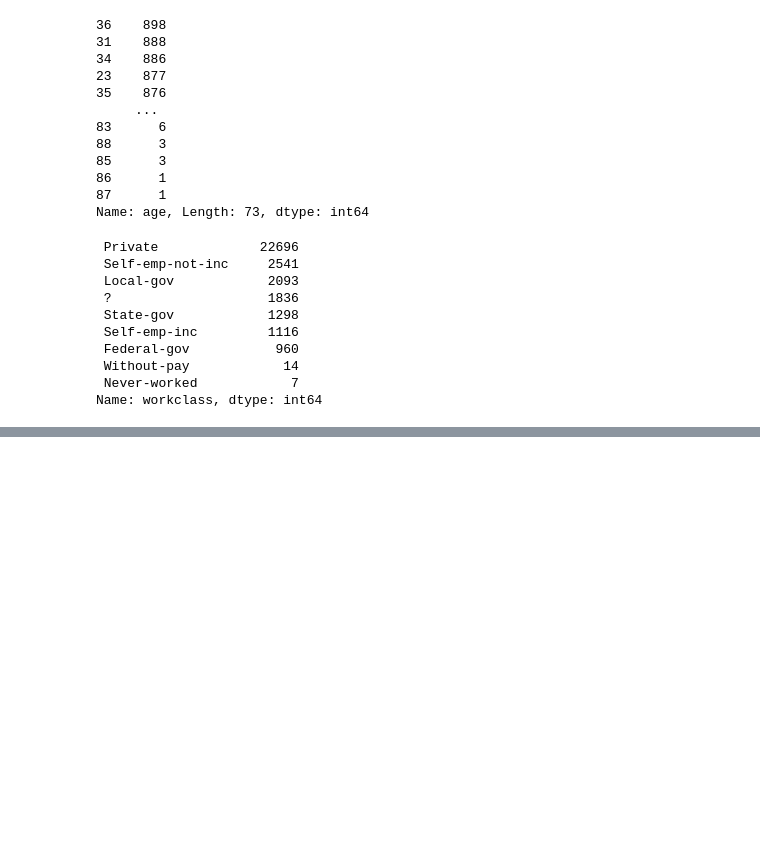
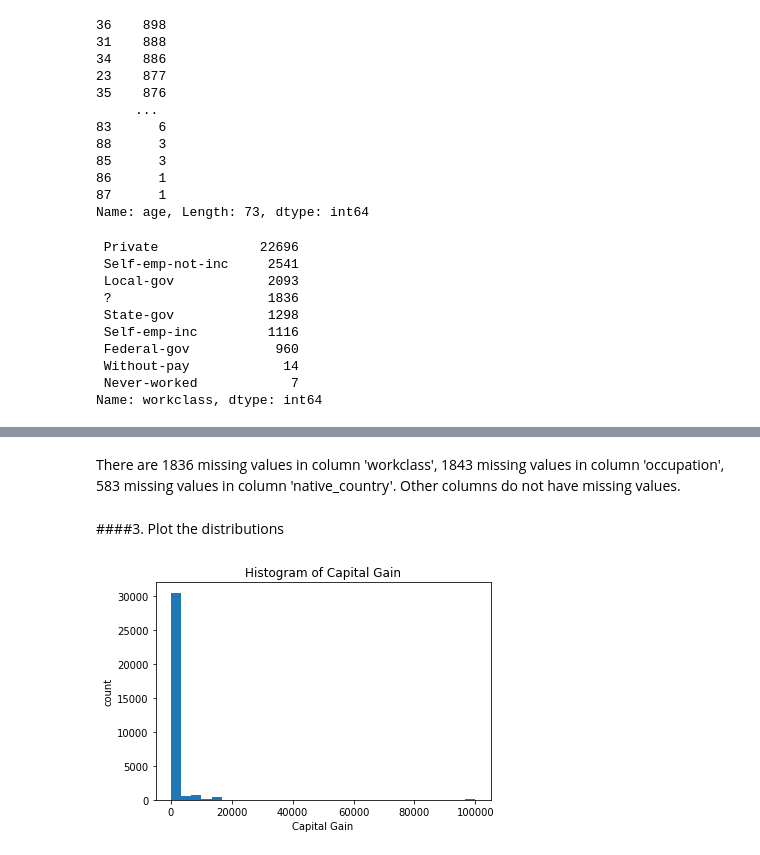
Before and after one commit to Runshi-Yang/JSC270-Assignment2, a Jupyter notebook: JSC270_Assignment2.ipynb, the cells around one changed output, grey strips where cells are left out. Cells and saved outputs as stored; diff of their text form; code cells hidden in the pictures; blank space fills up the shorter version.

```diff
--- a/JSC270_Assignment2.ipynb
+++ b/JSC270_Assignment2.ipynb
@@ -85,0 +246,2 @@ Name: workclass, dtype: int64
+# %%
+income94 = income94.replace(' ?', np.NaN)
@@ -85,0 +269,12 @@ Name: workclass, dtype: int64
+# %% [markdown]
+There are 1836 missing values in column 'workclass', 1843 missing values in column 'occupation', 583 missing values in column 'native_country'. Other columns do not have missing values.
+# %% [markdown]
+####3. Plot the distributions
+# %%
+plt.hist(income94.capital_gain, bins = 30)
+plt.title('Histogram of Capital Gain')
+plt.xlabel('Capital Gain')
+plt.ylabel('count')
+plt.show()
+# %% [output]
+[figure, added]
```
Also changed, not shown: parts of 38 cells of this notebook.
